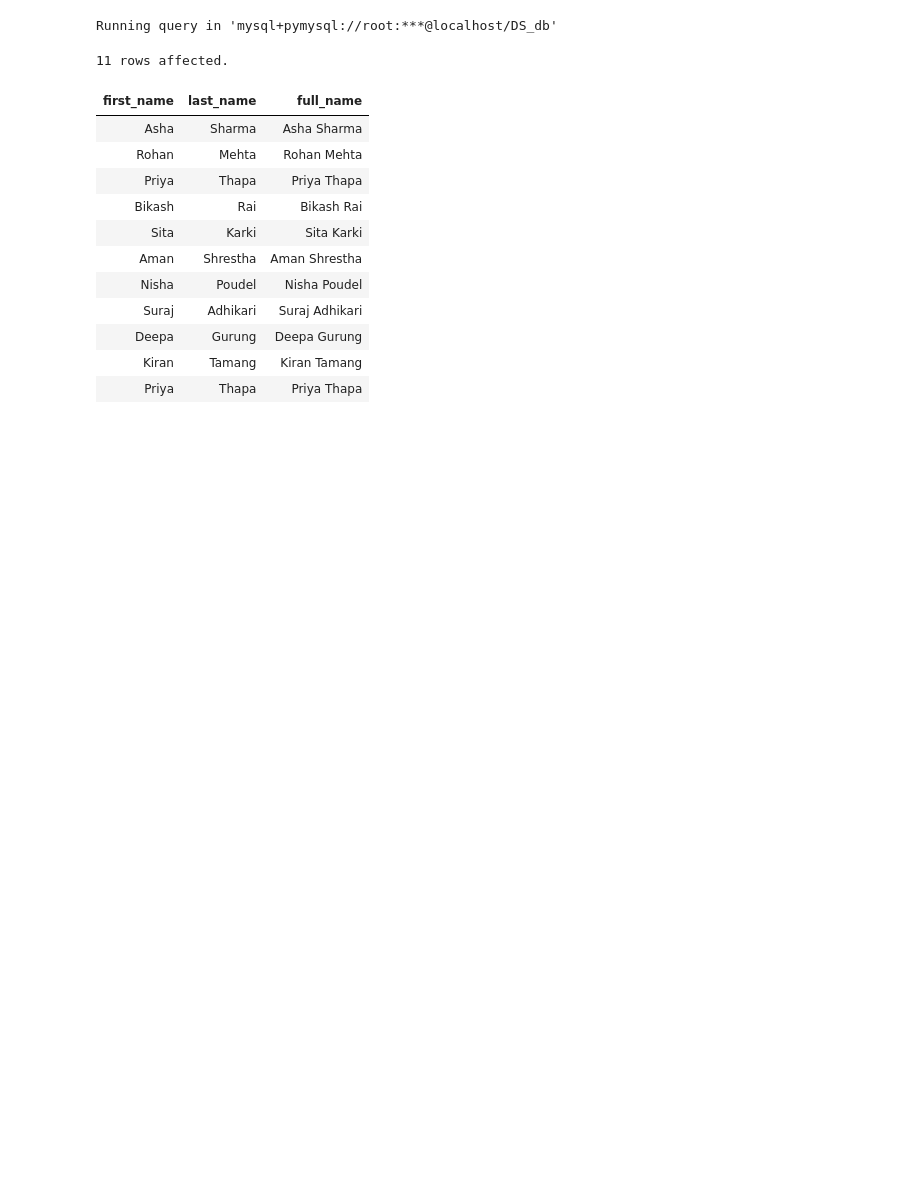
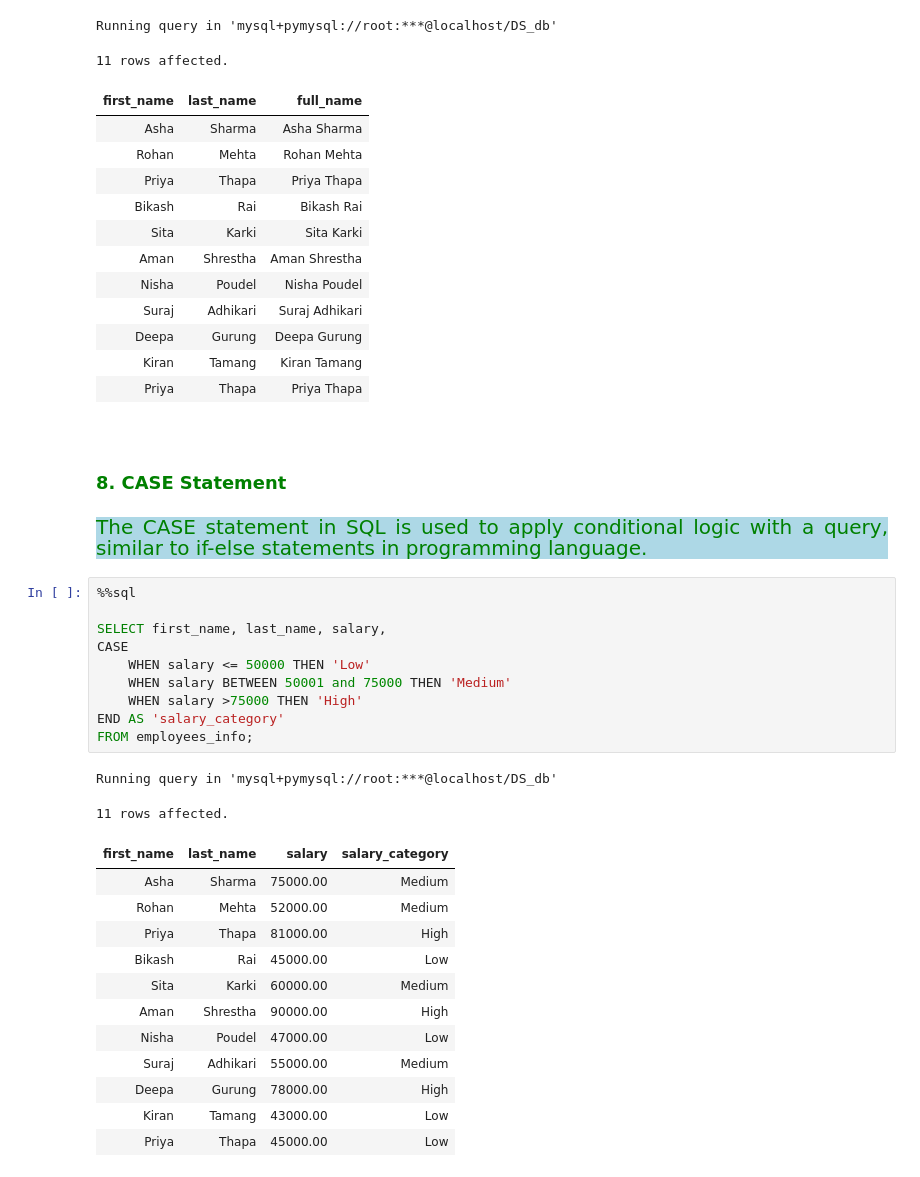
Before and after one commit to Kartika-Nidhi/SQLNotes, a Jupyter notebook: SQLNotes.ipynb, the cells around one changed output. Saved outputs shown, nothing was run; the diff lists cells and outputs as text; blank space fills up the shorter version.

Commit message:
CASE statement completed

```diff
--- a/SQLNotes.ipynb
+++ b/SQLNotes.ipynb
@@ -1152,3 +1152,34 @@ Running query in 'mysql+pymysql://root:***@localhost/DS_db'
 | Deepa | Gurung | Deepa Gurung |
 | Kiran | Tamang | Kiran Tamang |
 | Priya | Thapa | Priya Thapa |
+# %% [markdown]
+<div>
+# %% [markdown]
+<h3 style = "color:green">8. CASE Statement
+# %% [markdown]
+<div style = "background-color:lightblue; color:green; font-size:20px; text-align:justify">The CASE statement in SQL is used to apply conditional logic with a query, similar to if-else statements in programming language.
+# %%
+%%sql
+
+SELECT first_name, last_name, salary,
+CASE
+    WHEN salary <= 50000 THEN 'Low'
+    WHEN salary BETWEEN 50001 and 75000 THEN 'Medium'
+    WHEN salary >75000 THEN 'High'
+END AS 'salary_category'
+FROM employees_info;
+# %% [output]
+Running query in 'mysql+pymysql://root:***@localhost/DS_db'
+11 rows affected.
+| first_name | last_name | salary | salary_category |
+| Asha | Sharma | 75000.00 | Medium |
+| Rohan | Mehta | 52000.00 | Medium |
+| Priya | Thapa | 81000.00 | High |
+| Bikash | Rai | 45000.00 | Low |
+| Sita | Karki | 60000.00 | Medium |
+| Aman | Shrestha | 90000.00 | High |
+| Nisha | Poudel | 47000.00 | Low |
+| Suraj | Adhikari | 55000.00 | Medium |
+| Deepa | Gurung | 78000.00 | High |
+| Kiran | Tamang | 43000.00 | Low |
+| Priya | Thapa | 45000.00 | Low |
```
Also changed, not shown: parts of 3 cells of this notebook.
